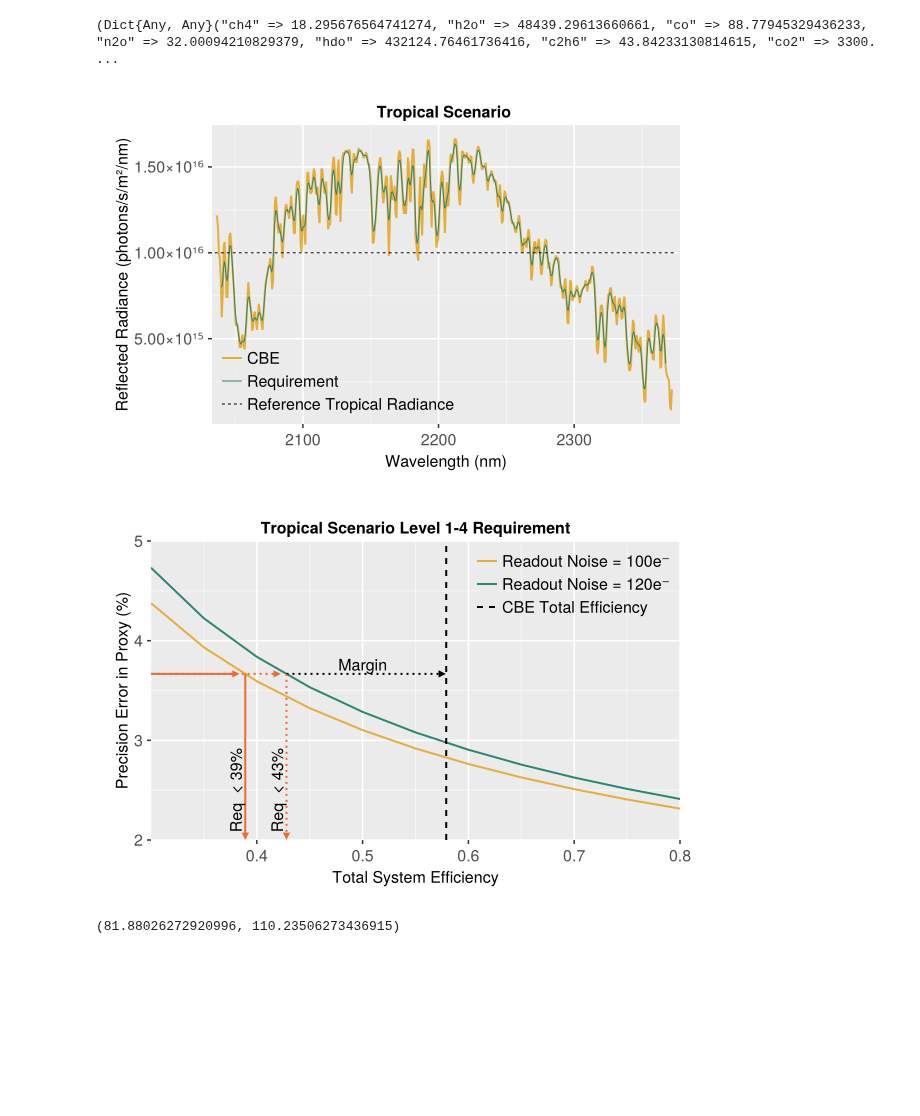
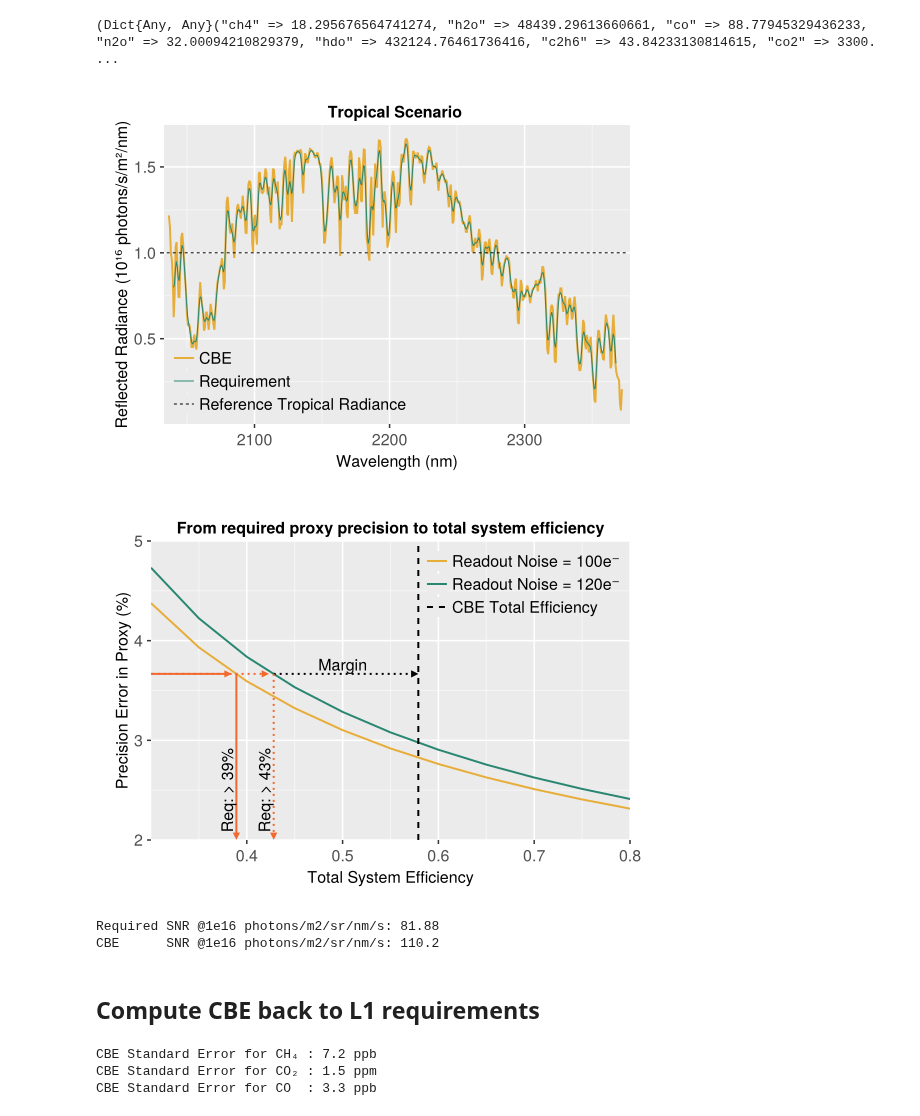
Before and after one commit to Carbon-I/CarbonI, a Jupyter notebook: src/notebooks/Level1-Req-4.ipynb, the cells around one changed output. Drawn from its saved outputs; the diff is of its cells as text; code cells hidden in the pictures; blank space fills up the shorter version.

```diff
--- a/src/notebooks/Level1-Req-4.ipynb
+++ b/src/notebooks/Level1-Req-4.ipynb
@@ -157,17 +262,18 @@ error_cbe, F_cbe = calc_rel_error(cbe_specs, x_cbe, solarIrr_cbe, refl_cbe, scen
 # %%
 from_w_to_photons = 5.03e12
 refRadiance = 1.0e16 # in photons/s/m²/nm
 
-f = Figure(resolution=(600,400))
-ax = Axis(f[1,1], xlabel="Wavelength (nm)", ylabel="Reflected Radiance (photons/s/m²/nm)",  title="Tropical Scenario ")
-lines!(ax, cbe_specs.instrument_wl,F_cbe * from_w_to_photons .* cbe_specs.instrument_wl, color=CarbonI_colors[1], linewidth=2, label="CBE")
-lines!(ax, req_specs.instrument_wl,F_req * from_w_to_photons .* req_specs.instrument_wl, color=CarbonI_colors[3], linewidth=1, label="Requirement")
-lines!(ax, [2035,2375], [refRadiance,refRadiance], color=:black, linestyle=:dash, linewidth=1, label="Reference Tropical Radiance")
+f = Figure(resolution=(550,400))
+ax = Axis(f[1,1], xlabel="Wavelength (nm)", ylabel="Reflected Radiance (10¹⁶ photons/s/m²/nm)",  title="Tropical Scenario ")
+lines!(ax, cbe_specs.instrument_wl,F_cbe * from_w_to_photons .* cbe_specs.instrument_wl / 1e16, color=CarbonI_colors[1], linewidth=2, label="CBE")
+lines!(ax, req_specs.instrument_wl,F_req * from_w_to_photons .* req_specs.instrument_wl / 1e16, color=CarbonI_colors[3], linewidth=1, label="Requirement")
+lines!(ax, [2035,2375], [refRadiance/ 1e16,refRadiance/ 1e16], color=:black, linestyle=:dash, linewidth=1, label="Reference Tropical Radiance")
 xlims!(ax, 2033, 2378)
 axislegend(ax,position = :lb)
+save("../../plots/final/Level1-4-TropicalScenario.pdf",f)
 f
 # %% [output]
-[figure, old version]
+[figure, new version]
 # %%
 # Now vary total efficiency at two different readout noise levels:
 
@@ -192,15 +298,16 @@ end
 efficiency_100 = LinearInterpolation(reverse(100(n2o_errors_100)), reverse(TotalEfficiencies), extrapolation_bc=Line());
 efficiency_120 = LinearInterpolation(reverse(100(n2o_errors_120)), reverse(TotalEfficiencies), extrapolation_bc=Line());
 # %%
-f = Figure(resolution=(600,400))
-ax = Axis(f[1,1], xlabel="Total System Efficiency", ylabel="Precision Error in Proxy (%)",  title="Tropical Scenario Level 1-4 Requirement")
+f = Figure(resolution=(550,400))
+ax = Axis(f[1,1], xlabel="Total System Efficiency", ylabel="Precision Error in Proxy (%)",  title="From required proxy precision to total system efficiency")
 lines!(ax, TotalEfficiencies, n2o_errors_100*100, color=CarbonI_colors[1], linewidth=2, label="Readout Noise = 100e⁻")
 lines!(ax, TotalEfficiencies, n2o_errors_120*100, color=CarbonI_colors[3], linewidth=2, label="Readout Noise = 120e⁻")
 
 req_error        = 100*sigma_rel_SingleSounding_req /ampl
 req_error_cbeGSD = 100*sigma_rel_SingleSounding_cbe /ampl
-req_eff = efficiency_100(req_error)
-req_eff_120 = efficiency_120(req_error)
+req_eff          = efficiency_100(req_error)
+req_eff_120      = efficiency_120(req_error)
+
 eff_cbe = cbe_specs.bench_efficiency * cbe_specs.FPA_quantum_efficiency
 
 arrows!(ax, [0.0,],[req_error,],[req_eff-0.01,],[0,],arrowsize = 10, linewidth=2,color = CarbonI_colors[5])
@@ -222,9 +329,10 @@ lines!(ax, [eff_cbe,eff_cbe], [2,6], color=:black, linestyle=:dash, linewidth=2,
 axislegend(ax,position = :rt)
 xlims!(ax,0.3,0.8)
 ylims!(ax,2,5)
+save("../../plots/final/Level1-4-EfficiencyDerivation.pdf",f)
 f
 # %% [output]
-[figure, old version]
+[figure, new version]
 # %%
 ins_req_forSNR = InstrumentOperator.createGratingNoiseModel(44.0u"ms", req_specs.Pitch, 1.0, req_eff_120, req_specs.Fnumber, 2*req_specs.SSI, (120.0), req_specs.dark_current);
 ins_cbe_forSNR = InstrumentOperator.createGratingNoiseModel(44.0u"ms", cbe_specs.Pitch, 1.0, eff_cbe, cbe_specs.Fnumber, 2*cbe_specs.SSI, (100.0), cbe_specs.dark_current);
@@ -236,6 +344,22 @@ refRadiance_mw = refRadiance / from_w_to_photons / ref_wl
 nesr_req_forSNR = InstrumentOperator.noise_equivalent_radiance(ins_req_forSNR, (ref_wl)u"nm", (refRadiance_mw)u"mW/m^2/nm/sr");
 nesr_cbe_forSNR = InstrumentOperator.noise_equivalent_radiance(ins_cbe_forSNR, (ref_wl)u"nm", (refRadiance_mw)u"mW/m^2/nm/sr");
 
-@show refRadiance_mw/(nesr_req_forSNR[1]./1u"mW/m^2/nm/sr"), refRadiance_mw/(nesr_cbe_forSNR[1]./1u"mW/m^2/nm/sr")
+@printf("Required SNR @1e16 photons/m2/sr/nm/s: %.4g\n",  refRadiance_mw/(nesr_req_forSNR[1]./1u"mW/m^2/nm/sr"))
+@printf("CBE      SNR @1e16 photons/m2/sr/nm/s: %.4g ",  refRadiance_mw/(nesr_cbe_forSNR[1]./1u"mW/m^2/nm/sr"))
 # %% [output]
-(81.88026272920996, 110.23506273436915)
+Required SNR @1e16 photons/m2/sr/nm/s: 81.88
+CBE      SNR @1e16 photons/m2/sr/nm/s: 110.2
+# %% [markdown]
+## Compute CBE back to L1 requirements
+# %%
+# Computing CBE for L1-5:
+proxy_error = error_cbe["n2o"]/background_vmr_n2o/sqrt(req_specs.coadd_rate)
+sigma_rel_cbe_agg = proxy_error / sqrt(N_eff_global_cbe)
+
+@printf("CBE Standard Error for CH₄ : %.2g ppb\n", sigma_rel_cbe_agg*background_vmr_ch4)
+@printf("CBE Standard Error for CO₂ : %.2g ppm\n", sigma_rel_cbe_agg*background_vmr_co2)
+@printf("CBE Standard Error for CO  : %.2g ppb", error_cbe["co"]/ sqrt(N_eff_global_cbe) / sqrt(req_specs.coadd_rate))
+# %% [output]
+CBE Standard Error for CH₄ : 7.2 ppb
+CBE Standard Error for CO₂ : 1.5 ppm
+CBE Standard Error for CO  : 3.3 ppb
```
Also changed, not shown: parts of 11 cells of this notebook, 4 other files.
